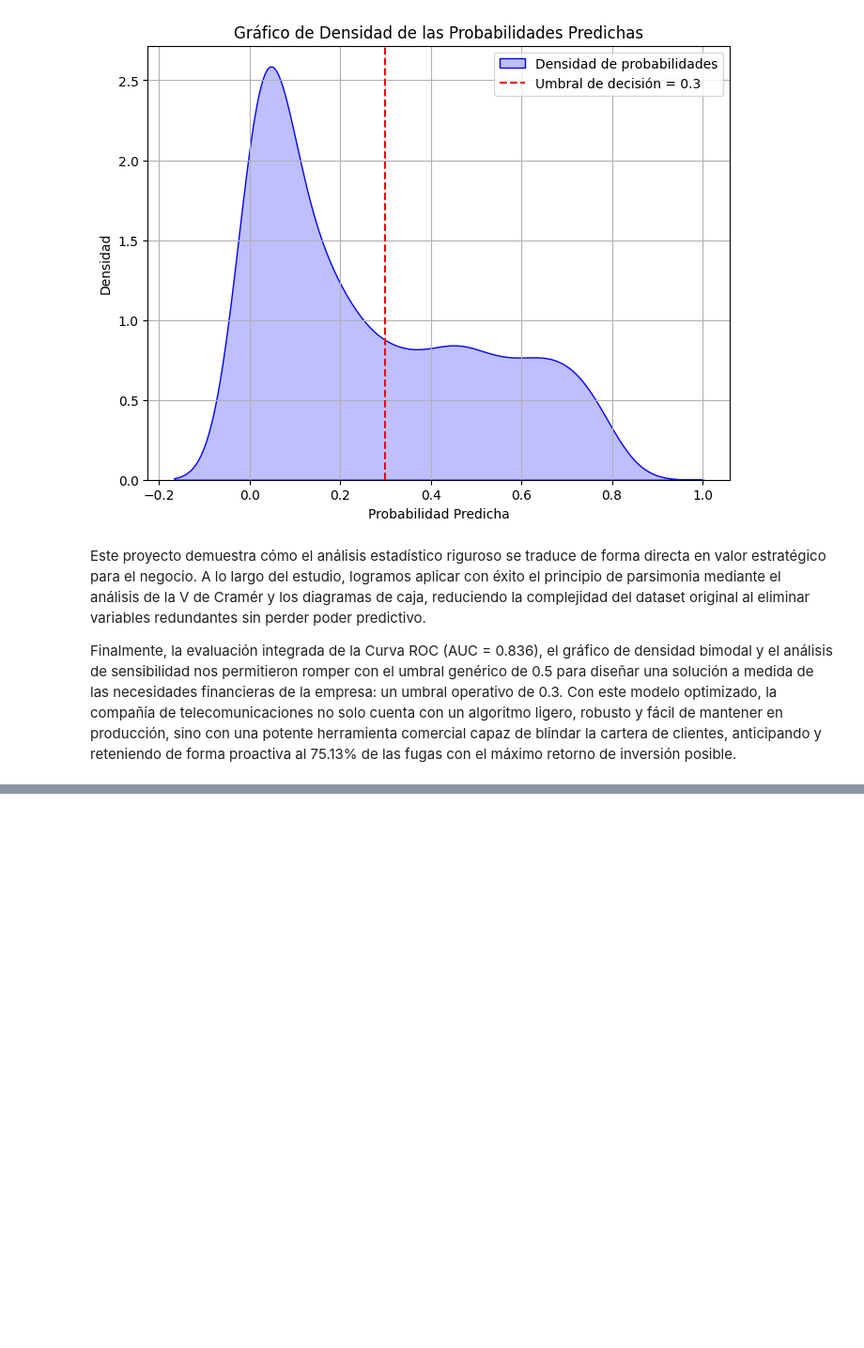
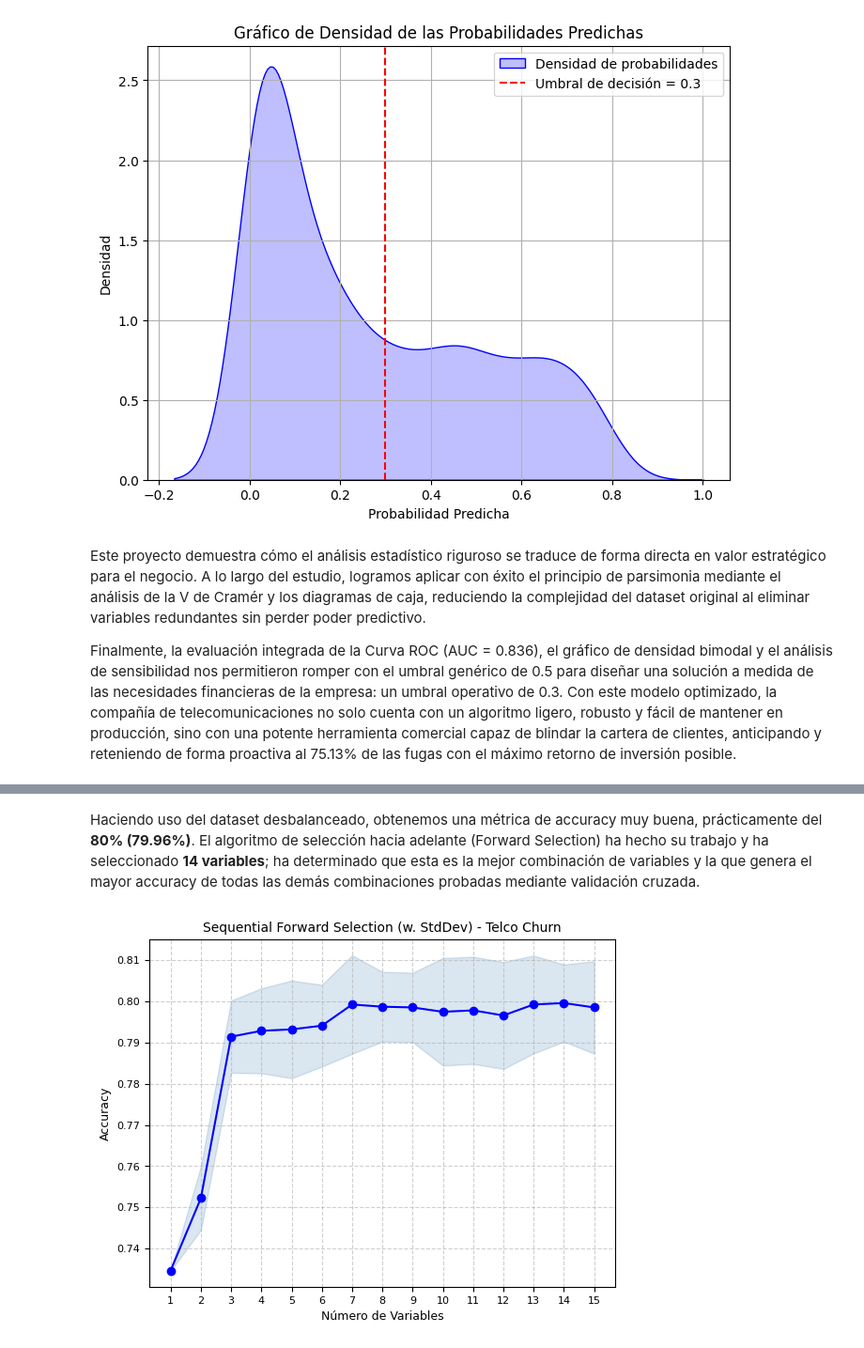
Before and after one commit to nachofort/01_Telco_Customer_Churn, a Jupyter notebook: Notebook/02_Modeling_Logistic.ipynb, the cells around one changed output, grey strips where cells are left out. Shown at 94% size. Drawn from its saved outputs; the diff is of its cells as text; code cells hidden in the pictures; blank space fills up the shorter version.

```diff
--- a/Notebook/02_Modeling_Logistic.ipynb
+++ b/Notebook/02_Modeling_Logistic.ipynb
@@ -7,7 +31,7 @@ import pandas as pd
 pd.set_option('display.max_columns', None)
 pd.set_option('display.max_rows', 100)
 
-data = pd.read_csv('../data/telecom_churn_clean.csv')
+data = pd.read_pickle("../data/telecom_churn_clean.pkl")
 
 data.info()
 data.head()
@@ -987,0 +1104,24 @@ Finalmente, la evaluación integrada de la Curva ROC (AUC = 0.836), el gráfico
+# %%
+from sklearn.linear_model import LogisticRegression
+from mlxtend.feature_selection import SequentialFeatureSelector as SFS
+
+# Modelo base
+modelo = LogisticRegression(max_iter=2000)
+score = 'accuracy'
+
+# Selección hacia adelante
+sfs = SFS(modelo,
+          k_features='best',  # Número de características a seleccionar ('best' selecciona automáticamente)
+          forward=True,
+          floating=False,
+          scoring=score,       # Métrica de evaluación: neg_log_loss, accuracy
+          cv=5)               # Validación cruzada
+
+sfs.fit(X_train, y_train)
+
+# Resultados
+print(f'Mejor {score}:', sfs.k_score_)
+print('Número de variables seleccionadas: ', len(sfs.k_feature_names_))
+
+# Variables seleccionadas
+features_seleccionadas = list(sfs.k_feature_names_)
@@ -987,0 +1148,19 @@ Finalmente, la evaluación integrada de la Curva ROC (AUC = 0.836), el gráfico
+# %% [markdown]
+Haciendo uso del dataset desbalanceado, obtenemos una métrica de accuracy muy buena, prácticamente del **80% (79.96%)**. El algoritmo de selección hacia adelante (Forward Selection) ha hecho su trabajo y ha seleccionado **14 variables**; ha determinado que esta es la mejor combinación de variables y la que genera el mayor accuracy de todas las demás combinaciones probadas mediante validación cruzada.
+# %%
+import matplotlib.pyplot as plt
+from mlxtend.plotting import plot_sequential_feature_selection as plot_sfs
+
+# Cambiamos sbs por tu variable real sfs
+fig1 = plot_sfs(sfs.get_metric_dict(), kind='std_dev')
+
+# Personalizamos el gráfico para tu caso Forward
+plt.title('Sequential Forward Selection (w. StdDev) - Telco Churn', fontsize=10)
+plt.xlabel('Número de Variables', fontsize=9)
+plt.ylabel('Accuracy', fontsize=9)
+plt.xticks(fontsize=8)
+plt.yticks(fontsize=8)
+plt.grid(True, linestyle='--', alpha=0.6)
+plt.show()
+# %% [output]
+[figure, added]
```
Also changed, not shown: parts of 88 cells of this notebook, 2 other files.
